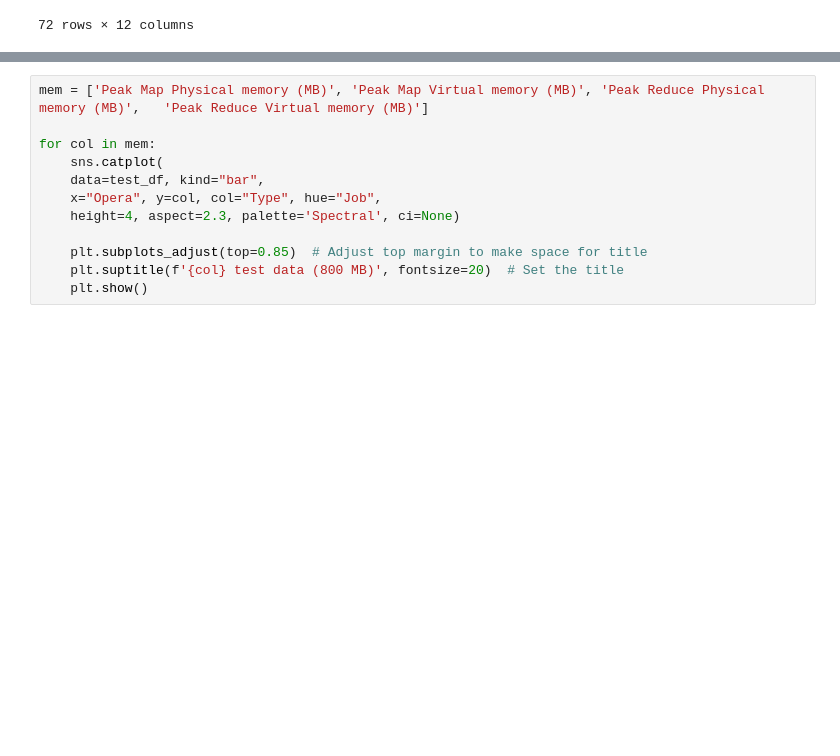
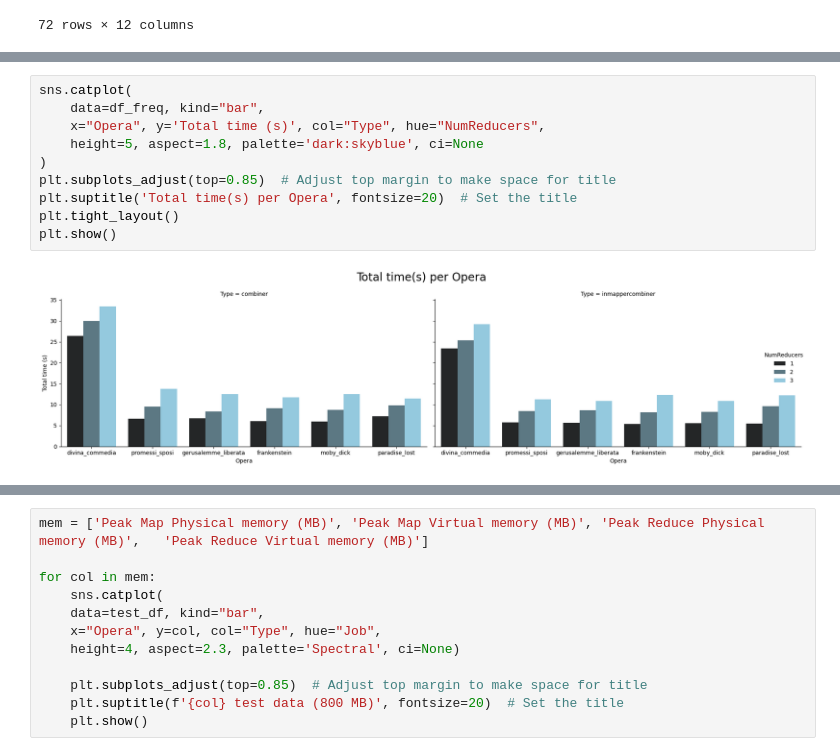
Before and after one commit to NamaWho/hadoop-letter-frequency, a Jupyter notebook: notebooks/performance_analysis.ipynb, the cells around one changed output, grey strips where cells are left out. Drawn from its saved outputs; the diff is of its cells as text; blank space fills up the shorter version.

```diff
--- a/notebooks/performance_analysis.ipynb
+++ b/notebooks/performance_analysis.ipynb
@@ -775,0 +667,12 @@ for col in mem:
+# %%
+sns.catplot(
+    data=df_freq, kind="bar",
+    x="Opera", y='Total time (s)', col="Type", hue="NumReducers",
+    height=5, aspect=1.8, palette='dark:skyblue', ci=None
+)
+plt.subplots_adjust(top=0.85)  # Adjust top margin to make space for title
+plt.suptitle('Total time(s) per Opera', fontsize=20)  # Set the title
+plt.tight_layout()
+plt.show()
+# %% [output]
+[figure, added]
```
Also changed, not shown: parts of 36 cells of this notebook, 7 other files.
